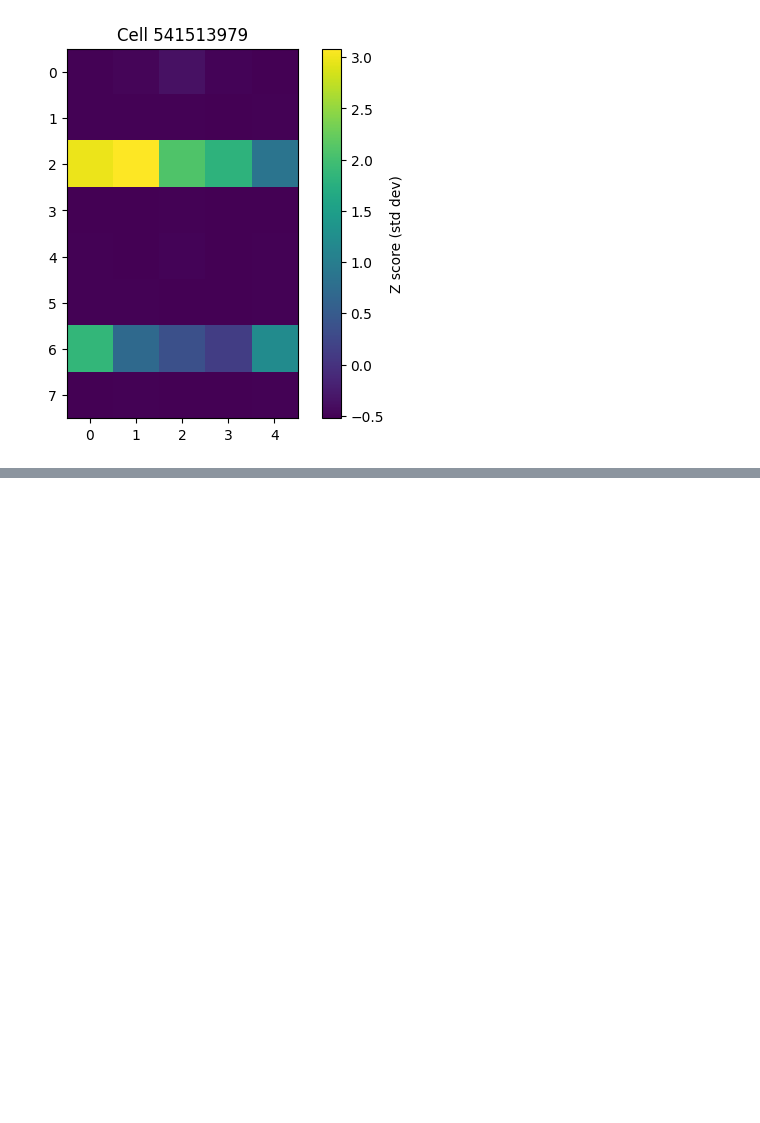
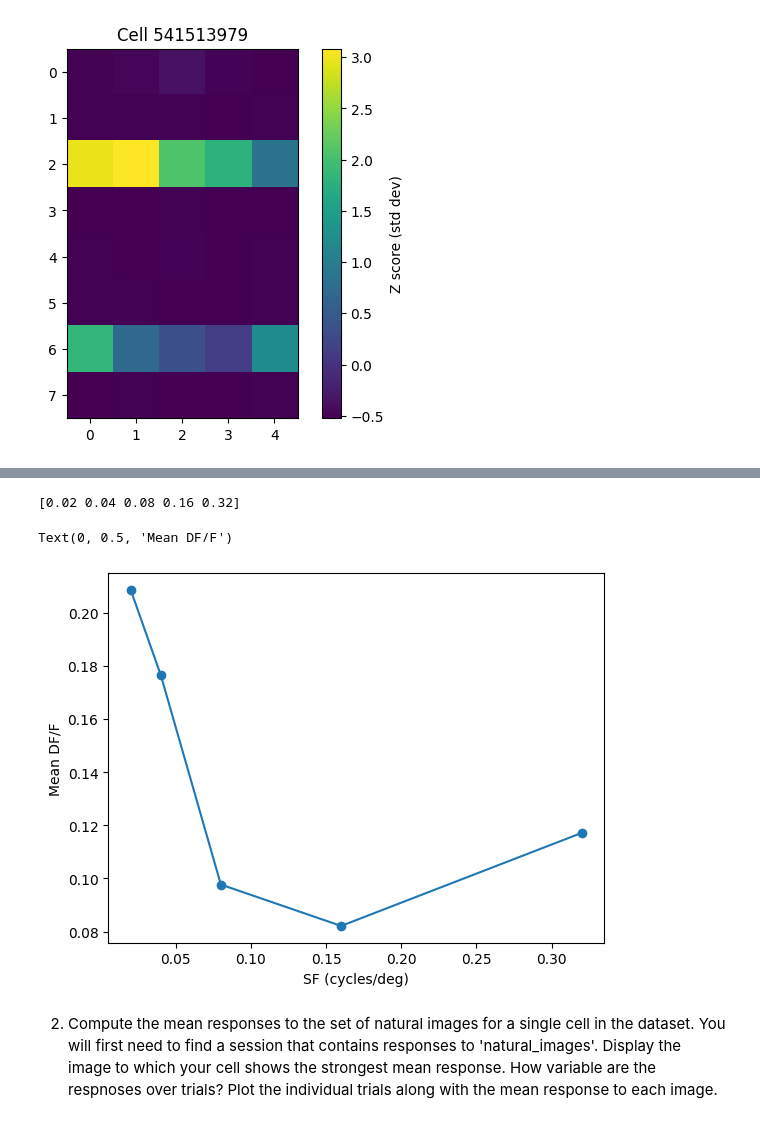
Before and after one commit to mahagueheme-Lesly/TReND-CaMinA, a Jupyter notebook: notebooks/Zambia25/07-to-10-Mon-toThu-AllenTutorial/solutions/Session_2_Tuning_Curves_solutions.ipynb, the cells around one changed output, grey strips where cells are left out. Cells and saved outputs as stored; diff of their text form; code cells hidden in the pictures; blank space fills up the shorter version.

```diff
--- a/notebooks/Zambia25/07-to-10-Mon-toThu-AllenTutorial/solutions/Session_2_Tuning_Curves_solutions.ipynb
+++ b/notebooks/Zambia25/07-to-10-Mon-toThu-AllenTutorial/solutions/Session_2_Tuning_Curves_solutions.ipynb
@@ -521,0 +602,20 @@ Text(0.5, 1.0, 'Cell 541513979')
+# %%
+all_sf = np.unique(spatial_frequency)
+sfvals = all_sf[np.isfinite(all_sf)]
+print(sfvals)
+# %% [output]
+[0.02 0.04 0.08 0.16 0.32]
+# %%
+tuning_sf = np.empty(len(sfvals))
+for i, sf in enumerate(sfvals):
+    trials = spatial_frequency==sf
+    tuning_sf[i] = trial_response[trials].mean()
+# %%
+plt.plot(sfvals, tuning_sf, 'o-')
+plt.xlabel("SF (cycles/deg)")
+plt.ylabel("Mean DF/F")
+# %% [output]
+Text(0, 0.5, 'Mean DF/F')
+[figure, added]
+# %% [markdown]
+2. Compute the mean responses to the set of natural images for a single cell in the dataset.  You will first need to find a session that contains responses to 'natural_images'.  Display the image to which your cell shows the strongest mean response.  How variable are the respnoses over trials?  Plot the individual trials along with the mean response to each image.
```
Also changed, not shown: parts of 26 cells of this notebook, 1 other file.
